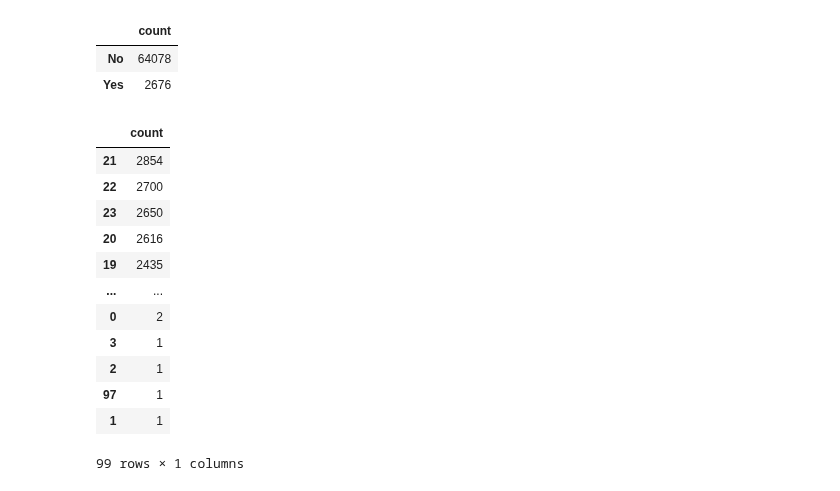
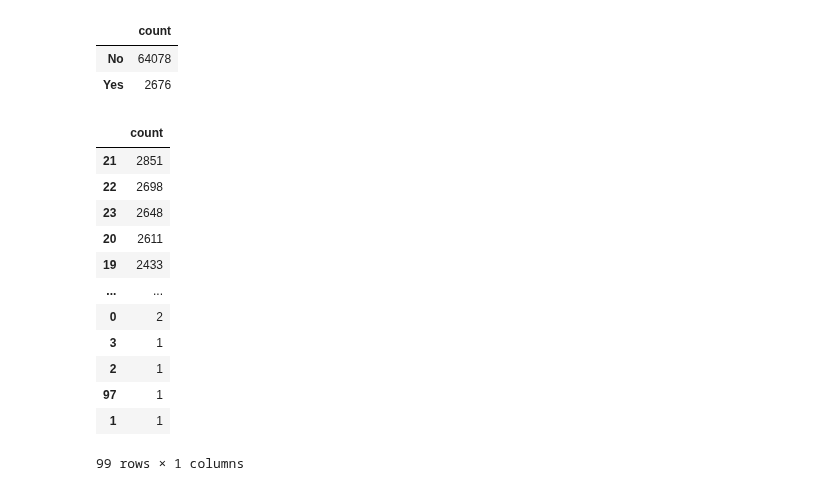
Before and after one commit to Ambush3/GR_Crash_Data, a Jupyter notebook: Crash.ipynb, the cells around one changed output. Saved outputs shown, nothing was run; the diff lists cells and outputs as text; code cells hidden in the pictures.

```diff
--- a/Crash.ipynb
+++ b/Crash.ipynb
@@ -245,16 +270,16 @@ df2['D1DRINKIN'].value_counts().to_frame('count')
 | No | 64078 |
 | Yes | 2676 |
 # %%
-df[df['DRIVER1AGE'] < 999].to_csv('AGE.csv', index=False)
+df2[df2['DRIVER1AGE'] < 999].to_csv('AGE.csv', index=False)
 df3 = pd.read_csv('AGE.csv')
 df3['DRIVER1AGE'].value_counts().to_frame('count')
 # %% [output]
 |  | count |
-| 21 | 2854 |
-| 22 | 2700 |
-| 23 | 2650 |
-| 20 | 2616 |
-| 19 | 2435 |
+| 21 | 2851 |
+| 22 | 2698 |
+| 23 | 2648 |
+| 20 | 2611 |
+| 19 | 2433 |
 | ... | ... |
 | 0 | 2 |
 | 3 | 1 |
```
Also changed, not shown: parts of 20 cells of this notebook, 1 other file.
